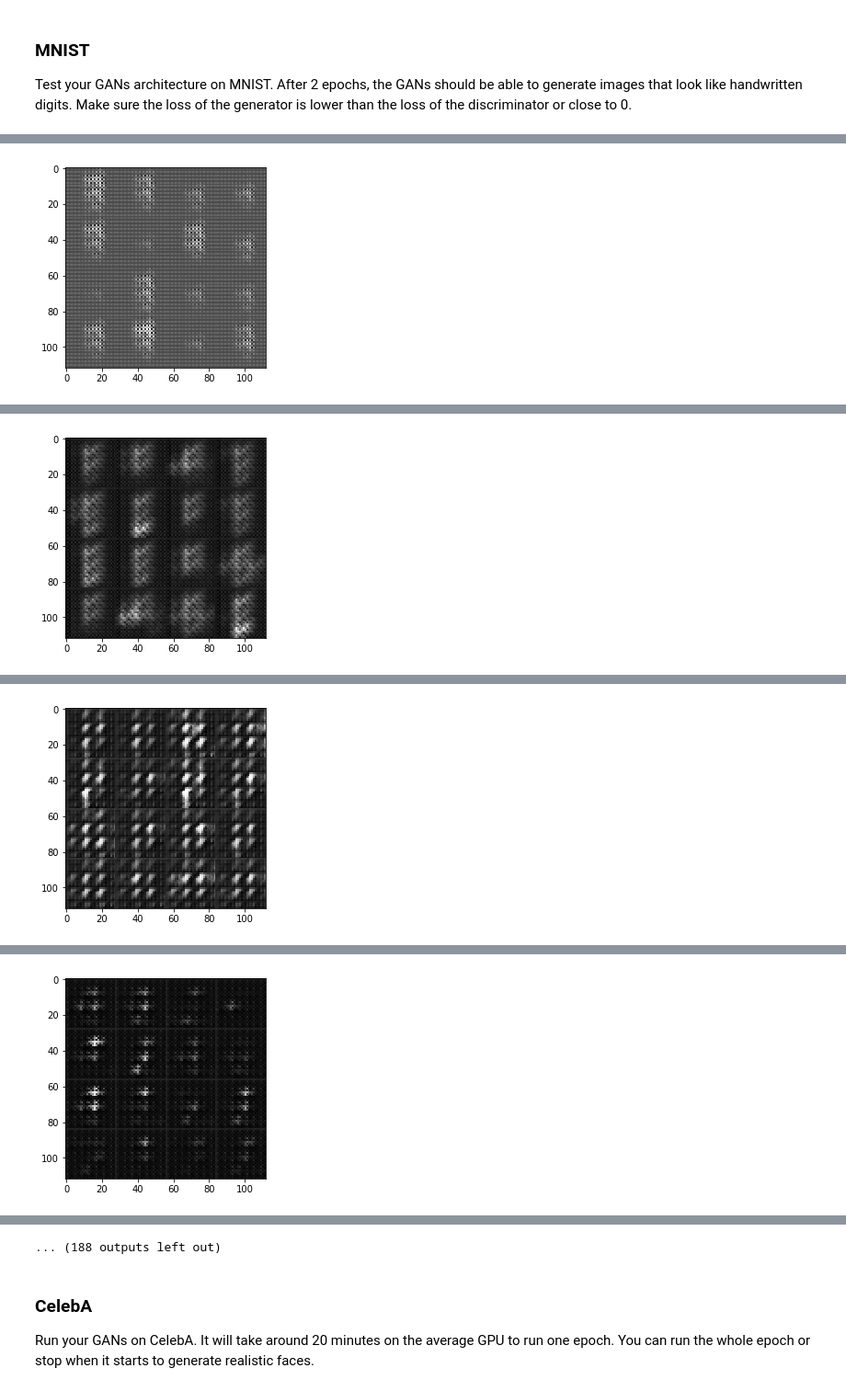
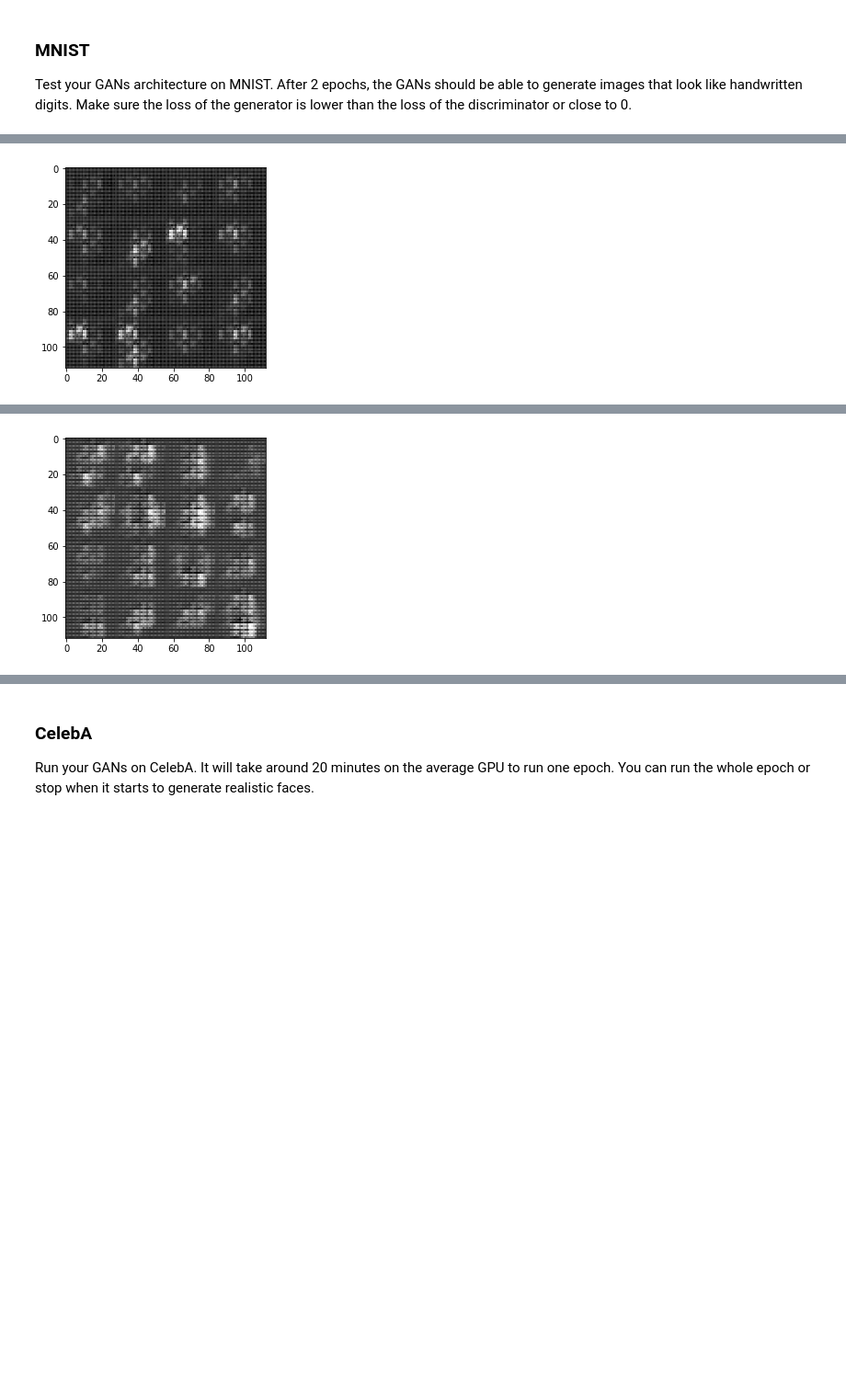
Before and after one commit to meet-minimalist/Udacity-Deep-Leanring-Project-4-Generative-Adversarial-Networks, a Jupyter notebook: dlnd_face_generation.ipynb, the cells around one changed output, grey strips where cells are left out. Shown at 92% size. Saved outputs shown, nothing was run; the diff lists cells and outputs as text; code cells hidden in the pictures; blank space fills up the shorter version.

```diff
--- a/dlnd_face_generation.ipynb
+++ b/dlnd_face_generation.ipynb
@@ -251,10 +251,10 @@ def model_loss(input_real, input_z, out_channel_dim, is_training=True):
     """
     # TODO: Implement Function
 
-    g1 = generator(input_z, out_channel_dim, is_train=is_training, alpha=0.03)
+    g1 = generator(input_z, out_channel_dim, is_train=is_training, alpha=0.02)
 
-    d_out_real, d_logits_real = discriminator(input_real, is_training=is_training, alpha=0.03)
-    d_out_fake, d_logits_fake = discriminator(g1, is_training=is_training, alpha=0.03, reuse=True)
+    d_out_real, d_logits_real = discriminator(input_real, is_training=is_training, alpha=0.02)
+    d_out_fake, d_logits_fake = discriminator(g1, is_training=is_training, alpha=0.02, reuse=True)
 
     d_loss_fake = tf.reduce_mean(tf.nn.sigmoid_cross_entropy_with_logits(labels=tf.zeros_like(d_out_fake), logits=d_logits_fake))
     d_loss_real = tf.reduce_mean(tf.nn.sigmoid_cross_entropy_with_logits(labels=tf.ones_like(d_out_real)*0.9, logits=d_logits_real))
@@ -367,15 +367,14 @@ def train(epoch_count, batch_size, z_dim, learning_rate, beta1, get_batches, dat
     with tf.Session() as sess:
         sess.run(tf.global_variables_initializer())
         for epoch_i in range(epoch_count):
-            i = 1
+            #i = 1
             for batch_images in get_batches(batch_size):
                 # TODO: Train Model
                 Z_val = np.random.uniform(-1, 1, size=(batch_size, z_dim))
-
                 batch_images = batch_images*2
                 d_run = sess.run(d_train, feed_dict={real_image_input: batch_images, noise_of_z: Z_val, learn_rate: learning_rate})
                 g_run = sess.run(g_train, feed_dict={real_image_input: batch_images, noise_of_z: Z_val, learn_rate: learning_rate})
-                #"""
+                """
                 if i % 100 == 0:
                     disc_loss = sess.run(d_loss, feed_dict={real_image_input: batch_images, noise_of_z: Z_val})
                     gen_loss = sess.run(g_loss, feed_dict={noise_of_z: Z_val})
@@ -383,7 +382,7 @@ def train(epoch_count, batch_size, z_dim, learning_rate, beta1, get_batches, dat
                           "Discriminator Loss: {}".format(disc_loss),
                           "Generative Loss: {}".format(gen_loss))
                 i += 1
-                #"""
+                """
             disc_loss = sess.run(d_loss, feed_dict={real_image_input: batch_images, noise_of_z: Z_val})
             gen_loss = sess.run(g_loss, feed_dict={noise_of_z: Z_val})
 
@@ -403,48 +402,54 @@ batch_size = 64
 z_dim = 128
 learning_rate = 0.002
 beta1 = 0.9
-"""
-"""
+
+
 batch_size = 128
 z_dim = 256
 learning_rate = 0.0002
 beta1 = 0.9
-"""
-"""
+
+
 batch_size = 128
 z_dim = 100
 learning_rate = 0.001
 beta1 = 0.9
-"""
-""" best parameters
 
+best parameters
 batch_size = 256 or 128
 z_dim = 100
 learning_rate = 0.001
 beta1 = 0.9
 #alpha=0.025
-"""
-"""
+
 batch_size = 256
 z_dim = 256
 learning_rate = 0.001
 beta1 = 0.9
-"""
-""" ALSO GOOD ONE
+
+ALSO GOOD ONE
 batch_size = 256
 z_dim = 100
 learning_rate = 0.005
 beta1 = 0.9
+
+batch_size = 256
+z_dim = 100
+learning_rate = 0.005
+beta1 = 0.9
+ALPHA=0.03
 """
 batch_size = 256
 z_dim = 100
 learning_rate = 0.005
 beta1 = 0.9
 ALPHA=0.03
+
+
 """
 DON'T MODIFY ANYTHING IN THIS CELL THAT IS BELOW THIS LINE
 """
-epochs = 100
+epochs = 2
 
 mnist_dataset = helper.Dataset('mnist', glob(os.path.join(data_dir, 'mnist/*.jpg')))
 with tf.Graph().as_default():
@@ -457,2 +460,2 @@ Epoch 1/100 Discriminator Loss: 0.3800297677516937 Generative Loss: 6.5435600280
-[figure, old version]
+[figure, new version]
 Model saved in path: /tmp/model.ckpt
@@ -462,2 +463,2 @@ Epoch 2/100 Discriminator Loss: 0.38428691029548645 Generative Loss: 9.042663574
-[figure, old version]
+[figure, new version]
 Model saved in path: /tmp/model.ckpt
@@ -467 +464,0 @@ Epoch 3/100 Discriminator Loss: 0.32755082845687866 Generative Loss: 8.951778411
-[figure, removed]
@@ -472 +464,0 @@ Epoch 4/100 Discriminator Loss: 0.34456607699394226 Generative Loss: 6.641638278
-[figure, removed]
@@ -483,4 +465,3 @@ Epoch 6/100 Discriminator Loss: 0.3381846845149994 Generative Loss: 6.0287423133
-... (188 outputs left out)
 # %% [markdown]
 ### CelebA
 Run your GANs on CelebA.  It will take around 20 minutes on the average GPU to run one epoch.  You can run the whole epoch or stop when it starts to generate realistic faces.
```
Also changed, not shown: parts of 13 cells of this notebook.
